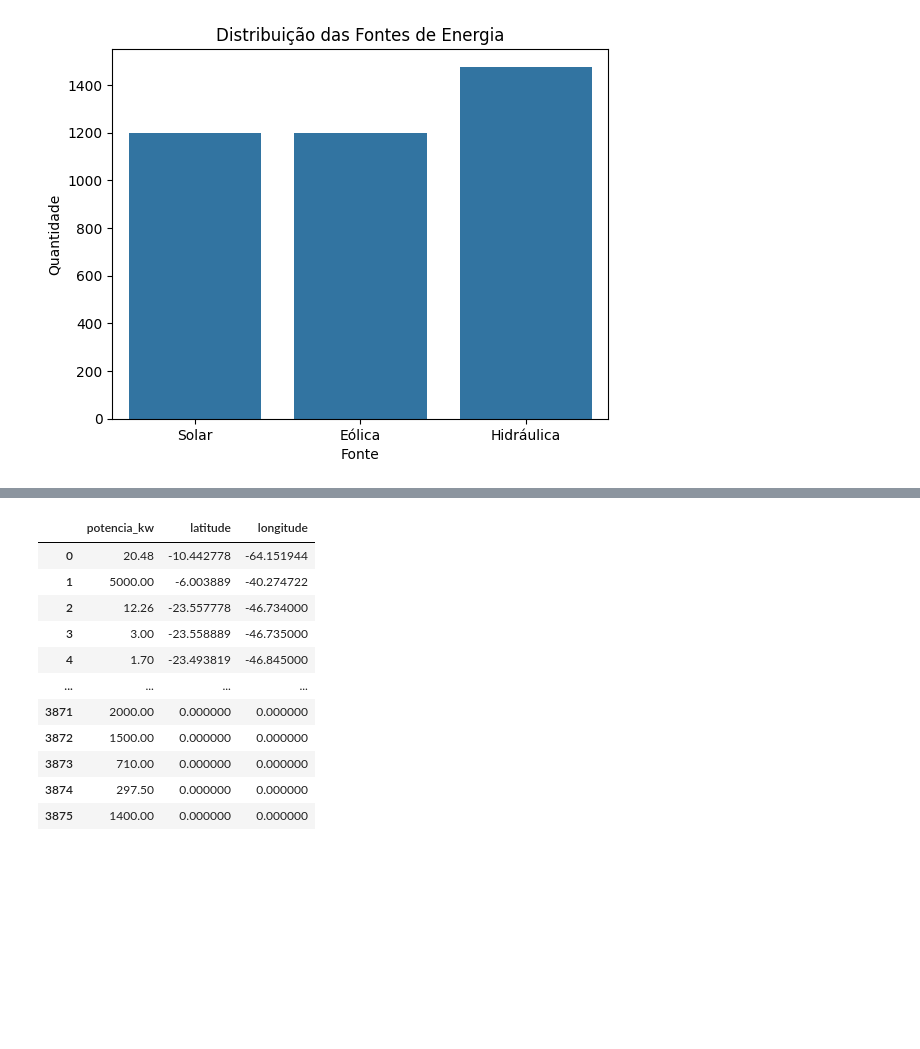
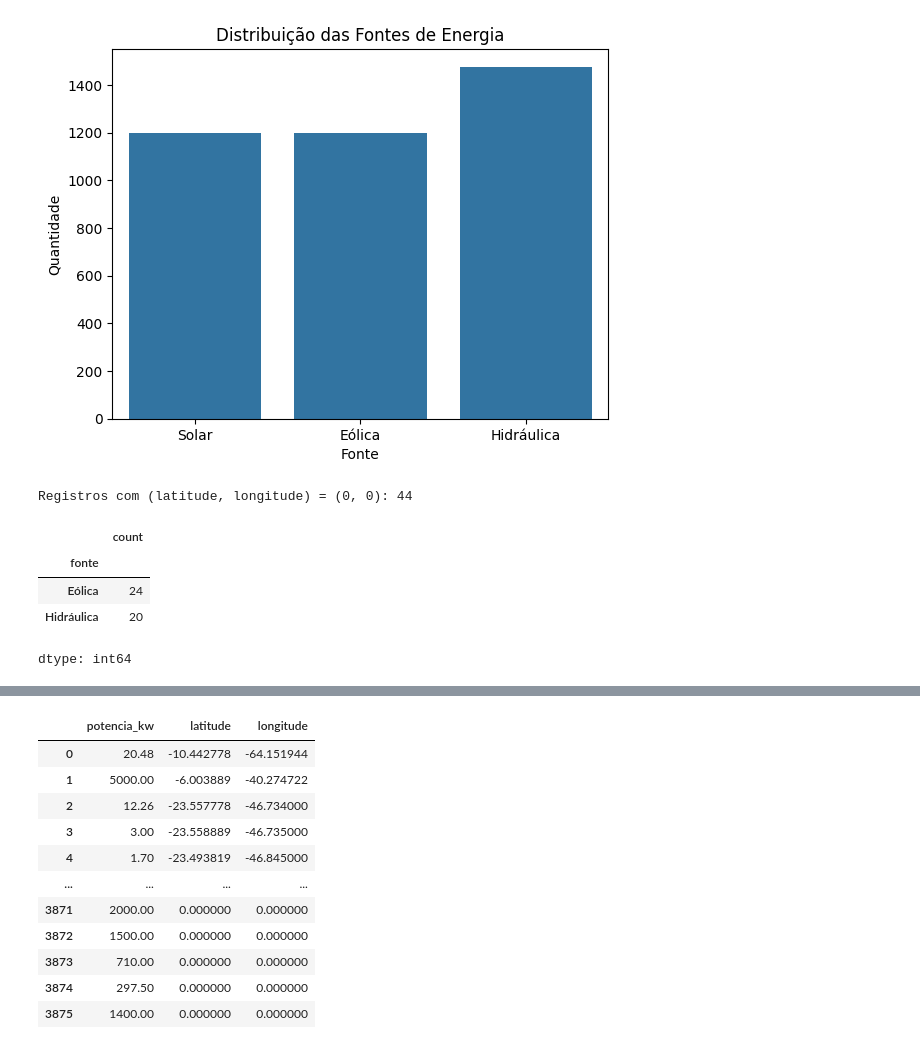
Before and after one commit to pedroyoshikadogarcia/Checkpoint-2-SERS-02.2026, a Jupyter notebook: Aula_APIs_Energia_Renovavel_ML.ipynb, the cells around one changed output, grey strips where cells are left out. Cells and saved outputs as stored; diff of their text form; code cells hidden in the pictures; blank space fills up the shorter version.

```diff
--- a/Aula_APIs_Energia_Renovavel_ML.ipynb
+++ b/Aula_APIs_Energia_Renovavel_ML.ipynb
@@ -235,3 +239,15 @@ plt.ylabel('Quantidade')
 plt.show()
 # %% [output]
 [figure]
+# %%
+# Verificação: empreendimentos com latitude e longitude iguais a 0
+sem_coord = (df['latitude'] == 0) & (df['longitude'] == 0)
+print("Registros com (latitude, longitude) = (0, 0):", sem_coord.sum())
+df.loc[sem_coord, 'fonte'].value_counts()
+# %% [output]
+Registros com (latitude, longitude) = (0, 0): 44
+|  | count |
+| fonte |  |
+| Eólica | 24 |
+| Hidráulica | 20 |
+dtype: int64
```
Also changed, not shown: parts of 19 cells of this notebook.
